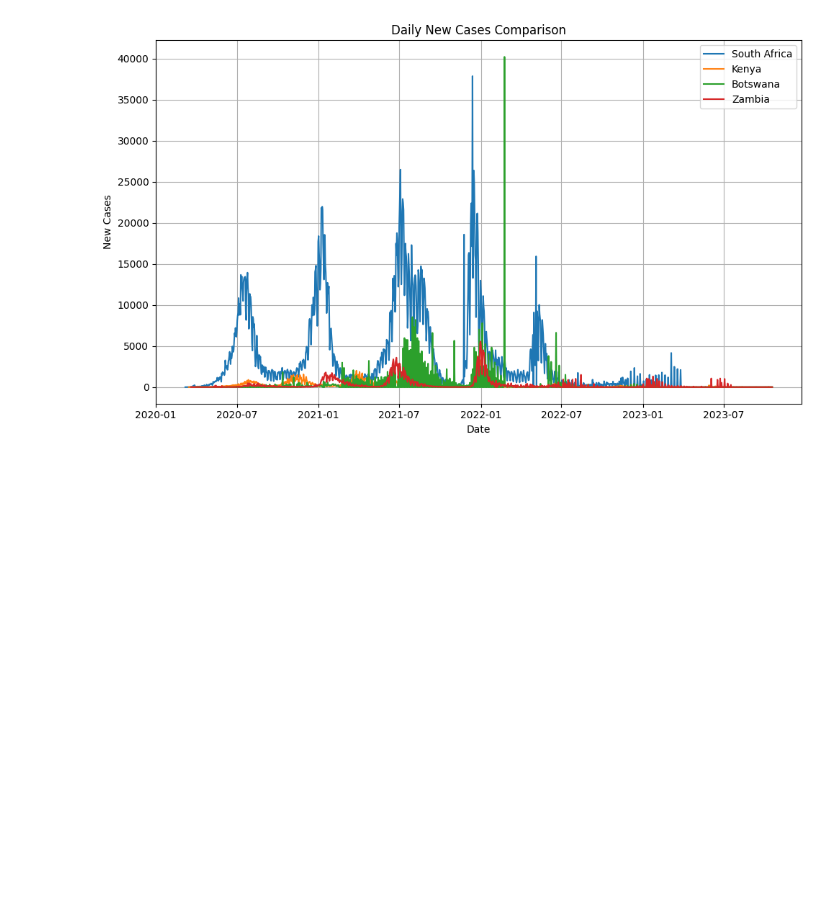
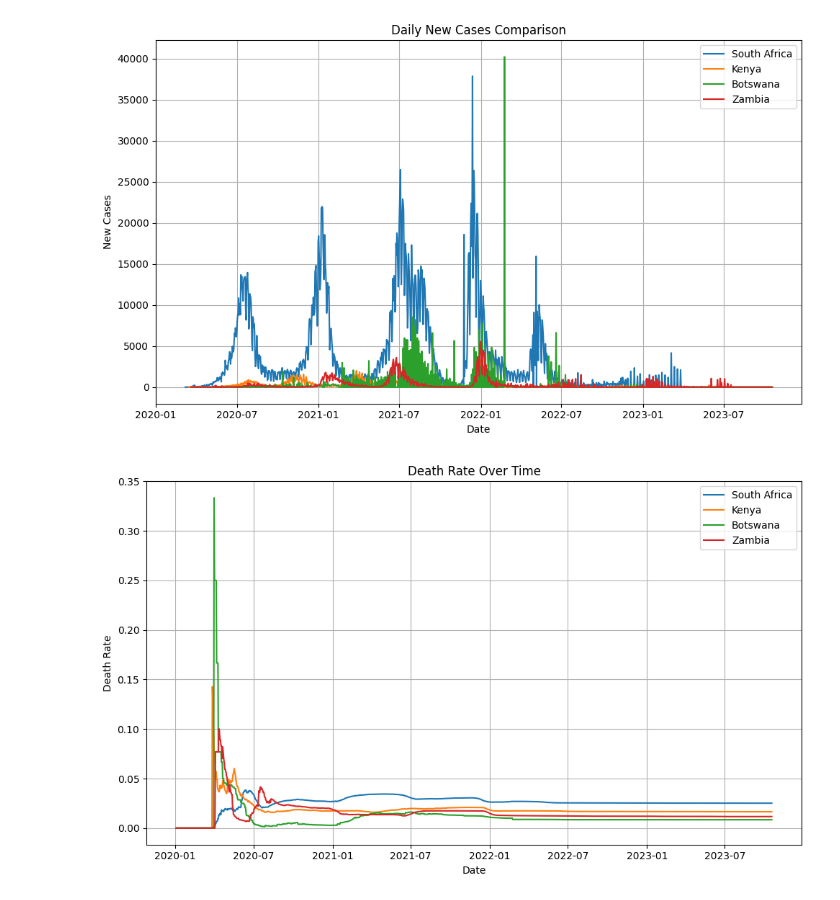
Before and after one commit to kholofeloj/py-week-8, a Jupyter notebook: covid-19-global-tracker.ipynb, the cells around one changed output. Drawn from its saved outputs; the diff is of its cells as text; code cells hidden in the pictures; blank space fills up the shorter version.

Commit message:
death rate over time

```diff
--- a/covid-19-global-tracker.ipynb
+++ b/covid-19-global-tracker.ipynb
@@ -178,3 +178,23 @@ plt.tight_layout()
 plt.show()
 # %% [output]
 [figure]
+# %%
+df['death_rate'] = df['total_deaths'] / df['total_cases']
+df['death_rate'] = df['death_rate'].replace([float('inf'), -float('inf')], pd.NA)
+df['death_rate'] = df['death_rate'].fillna(0)
+
+plt.figure(figsize=(10, 6))
+
+for country in countries:
+    country_data = df[df['location'] == country]
+    plt.plot(country_data['date'], country_data['death_rate'], label=country)
+
+plt.title('Death Rate Over Time')
+plt.xlabel('Date')
+plt.ylabel('Death Rate')
+plt.legend()
+plt.grid(True)
+plt.tight_layout()
+plt.show()
+# %% [output]
+[figure, added]
```
